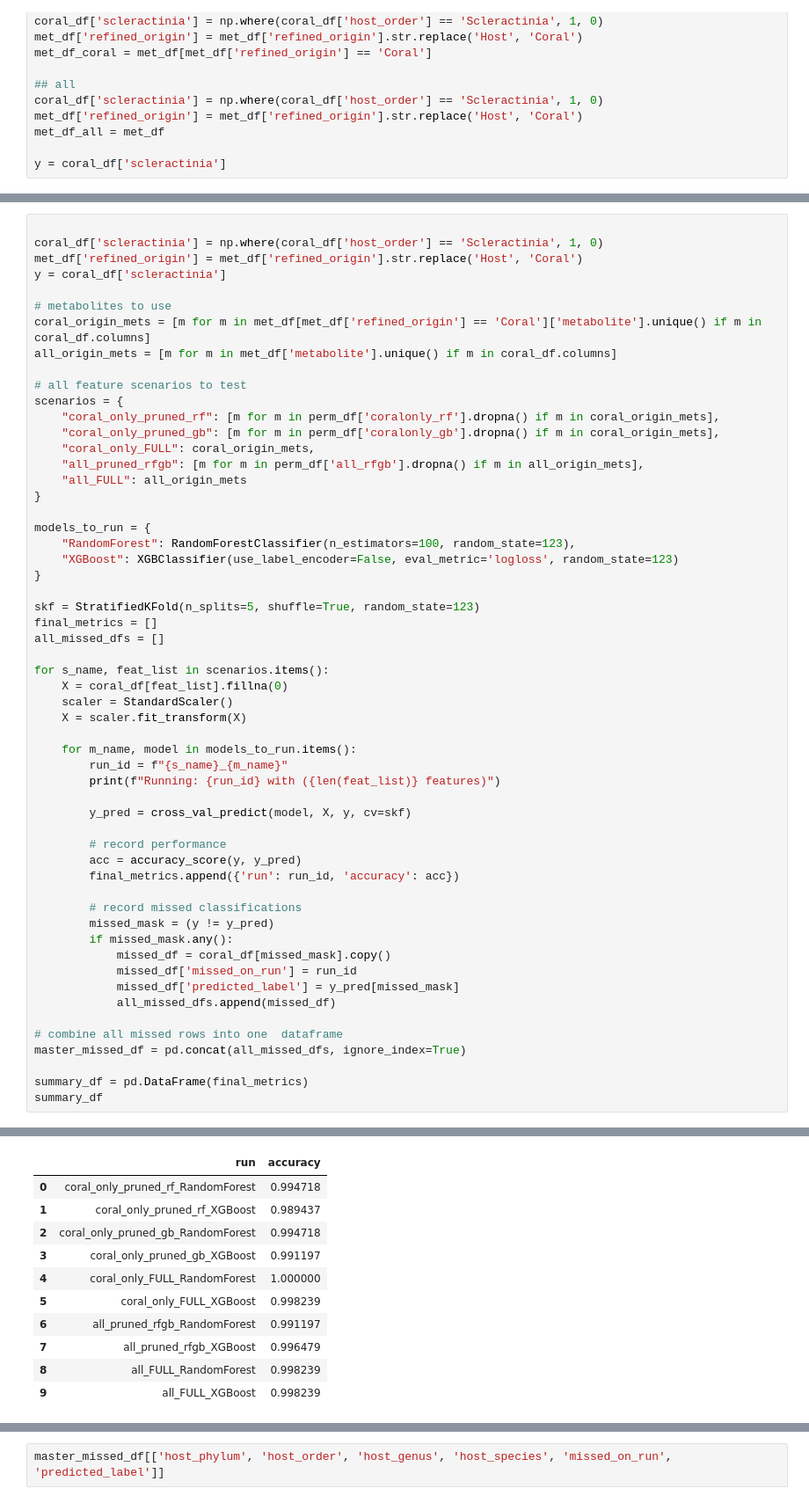
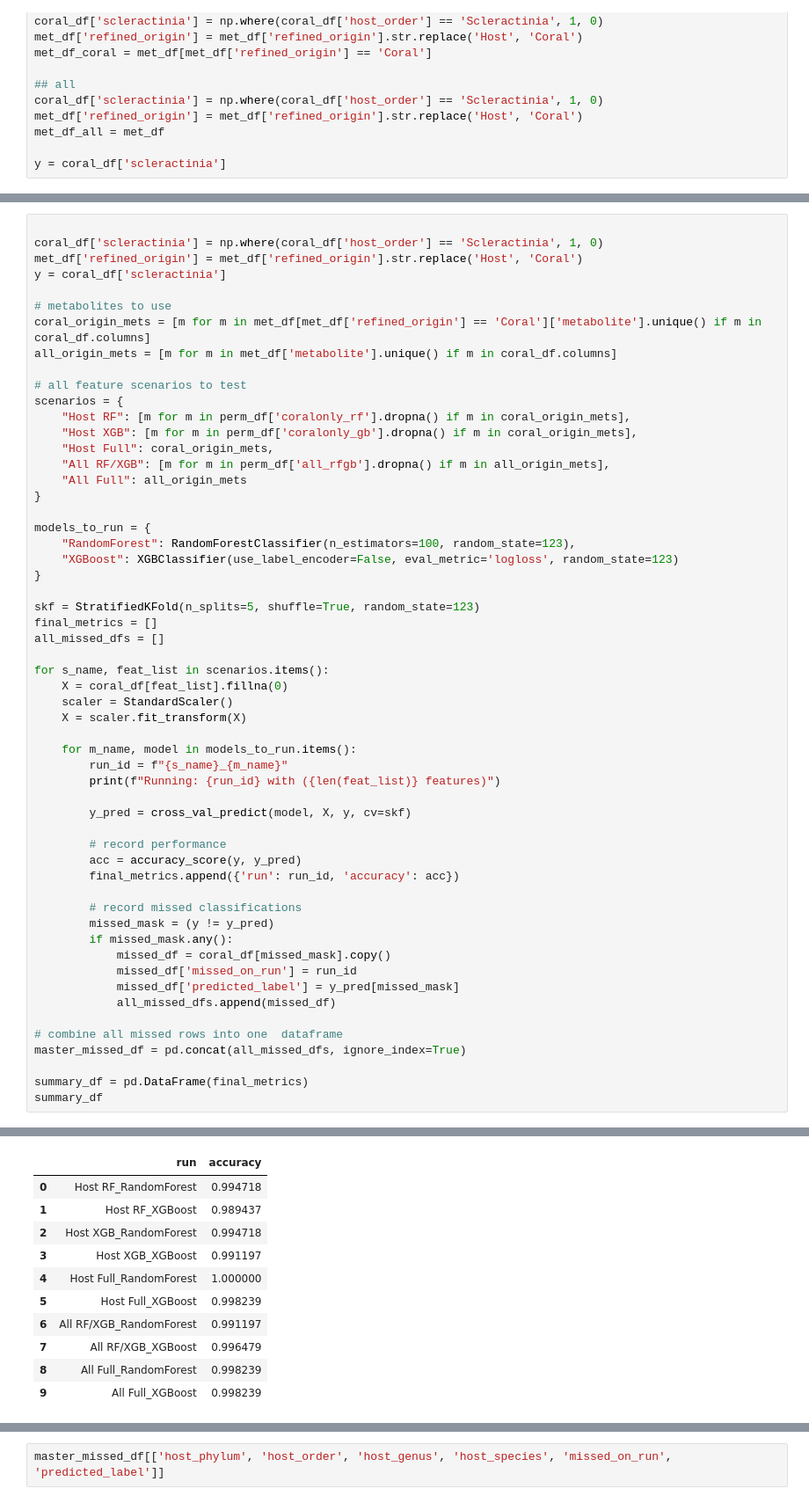
Before and after one commit to wsnowacek/World_Corals, a Jupyter notebook: machine_learning/perm_importance.ipynb, the cells around one changed output, grey strips where cells are left out. Shown at 88% size. Drawn from its saved outputs; the diff is of its cells as text.

```diff
--- a/machine_learning/perm_importance.ipynb
+++ b/machine_learning/perm_importance.ipynb
@@ -51,11 +53,11 @@ all_origin_mets = [m for m in met_df['metabolite'].unique() if m in coral_df.col
 
 # all feature scenarios to test
 scenarios = {
-    "coral_only_pruned_rf": [m for m in perm_df['coralonly_rf'].dropna() if m in coral_origin_mets],
-    "coral_only_pruned_gb": [m for m in perm_df['coralonly_gb'].dropna() if m in coral_origin_mets],
-    "coral_only_FULL": coral_origin_mets,
-    "all_pruned_rfgb": [m for m in perm_df['all_rfgb'].dropna() if m in all_origin_mets],
-    "all_FULL": all_origin_mets
+    "Host RF": [m for m in perm_df['coralonly_rf'].dropna() if m in coral_origin_mets],
+    "Host XGB": [m for m in perm_df['coralonly_gb'].dropna() if m in coral_origin_mets],
+    "Host Full": coral_origin_mets,
+    "All RF/XGB": [m for m in perm_df['all_rfgb'].dropna() if m in all_origin_mets],
+    "All Full": all_origin_mets
 }
 
 models_to_run = {
@@ -169,29 +135,29 @@ Running: all_FULL_XGBoost with (16368 features)
 Parameters: { "use_label_encoder" } are not used.
 
   bst.update(dtrain, iteration=i, fobj=obj)
 Parameters: { "use_label_encoder" } are not used.
 
   bst.update(dtrain, iteration=i, fobj=obj)
 Parameters: { "use_label_encoder" } are not used.
 
   bst.update(dtrain, iteration=i, fobj=obj)
 Parameters: { "use_label_encoder" } are not used.
 
   bst.update(dtrain, iteration=i, fobj=obj)
 Parameters: { "use_label_encoder" } are not used.
 
   bst.update(dtrain, iteration=i, fobj=obj)
 |  | run | accuracy |
-| 0 | coral_only_pruned_rf_RandomForest | 0.994718 |
-| 1 | coral_only_pruned_rf_XGBoost | 0.989437 |
-| 2 | coral_only_pruned_gb_RandomForest | 0.994718 |
-| 3 | coral_only_pruned_gb_XGBoost | 0.991197 |
-| 4 | coral_only_FULL_RandomForest | 1.000000 |
-| 5 | coral_only_FULL_XGBoost | 0.998239 |
-| 6 | all_pruned_rfgb_RandomForest | 0.991197 |
-| 7 | all_pruned_rfgb_XGBoost | 0.996479 |
-| 8 | all_FULL_RandomForest | 0.998239 |
-| 9 | all_FULL_XGBoost | 0.998239 |
+| 0 | Host RF_RandomForest | 0.994718 |
+| 1 | Host RF_XGBoost | 0.989437 |
+| 2 | Host XGB_RandomForest | 0.994718 |
+| 3 | Host XGB_XGBoost | 0.991197 |
+| 4 | Host Full_RandomForest | 1.000000 |
+| 5 | Host Full_XGBoost | 0.998239 |
+| 6 | All RF/XGB_RandomForest | 0.991197 |
+| 7 | All RF/XGB_XGBoost | 0.996479 |
+| 8 | All Full_RandomForest | 0.998239 |
+| 9 | All Full_XGBoost | 0.998239 |
 # %%
 import os
 import matplotlib.pyplot as plt
```
Also changed, not shown: parts of 3 cells of this notebook, 1 other file.
